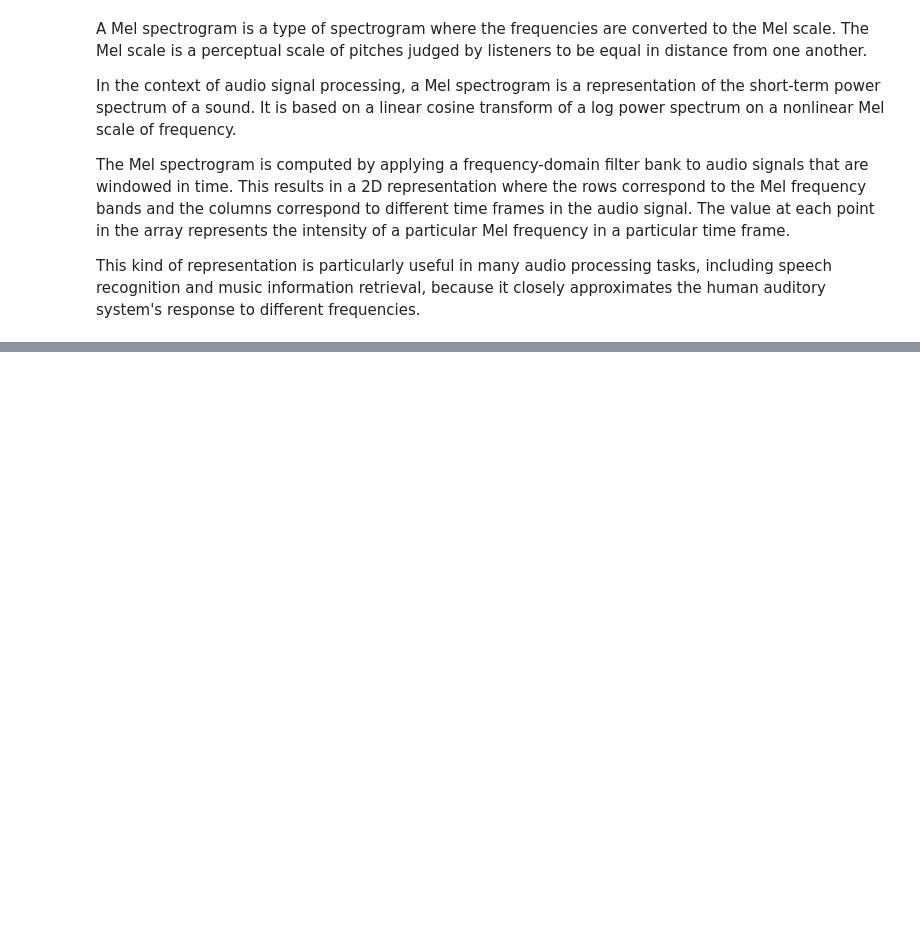
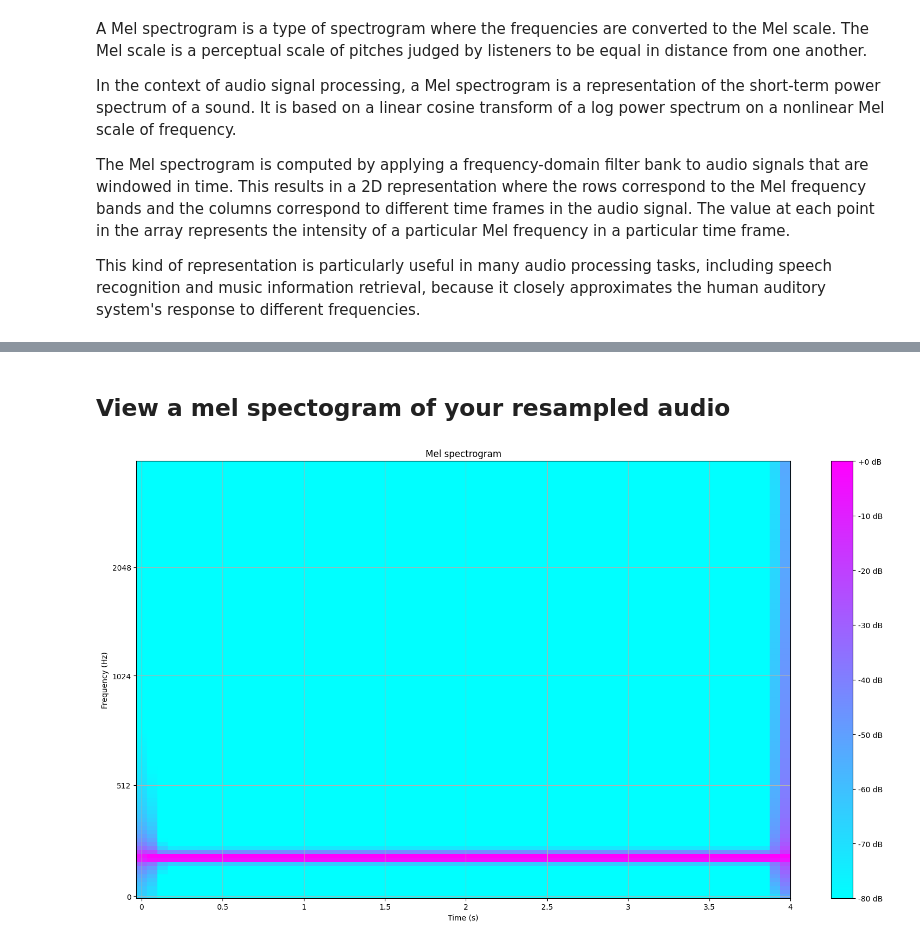
Before and after one commit to danmilneusw/02-Audio, a Jupyter notebook: 02 - Visualising Audio.ipynb, the cells around one changed output, grey strips where cells are left out. Drawn from its saved outputs; the diff is of its cells as text; code cells hidden in the pictures; blank space fills up the shorter version.

```diff
--- a/02 - Visualising Audio.ipynb
+++ b/02 - Visualising Audio.ipynb
@@ -92,0 +153,20 @@ plt.show()
+# %% [markdown]
+## View a mel spectogram of your resampled audio
+# %%
+n_mels=128
+
+S = librosa.feature.melspectrogram(y=y_resampled, sr=new_sr, n_mels=n_mels)
+log_S = librosa.power_to_db(S, ref=np.max)
+
+# Display the Mel spectrogram
+plt.figure(figsize=(16, 9))
+img = librosa.display.specshow(log_S, sr=new_sr, x_axis='time', y_axis='mel', cmap='cool')
+plt.title('Mel spectrogram')
+plt.xlabel('Time (s)')
+plt.ylabel('Frequency (Hz)')
+plt.colorbar(img, format='%+02.0f dB')
+plt.grid(True)
+plt.tight_layout()
+plt.show()
+# %% [output]
+[figure, added]
```
Also changed, not shown: parts of 20 cells of this notebook.
